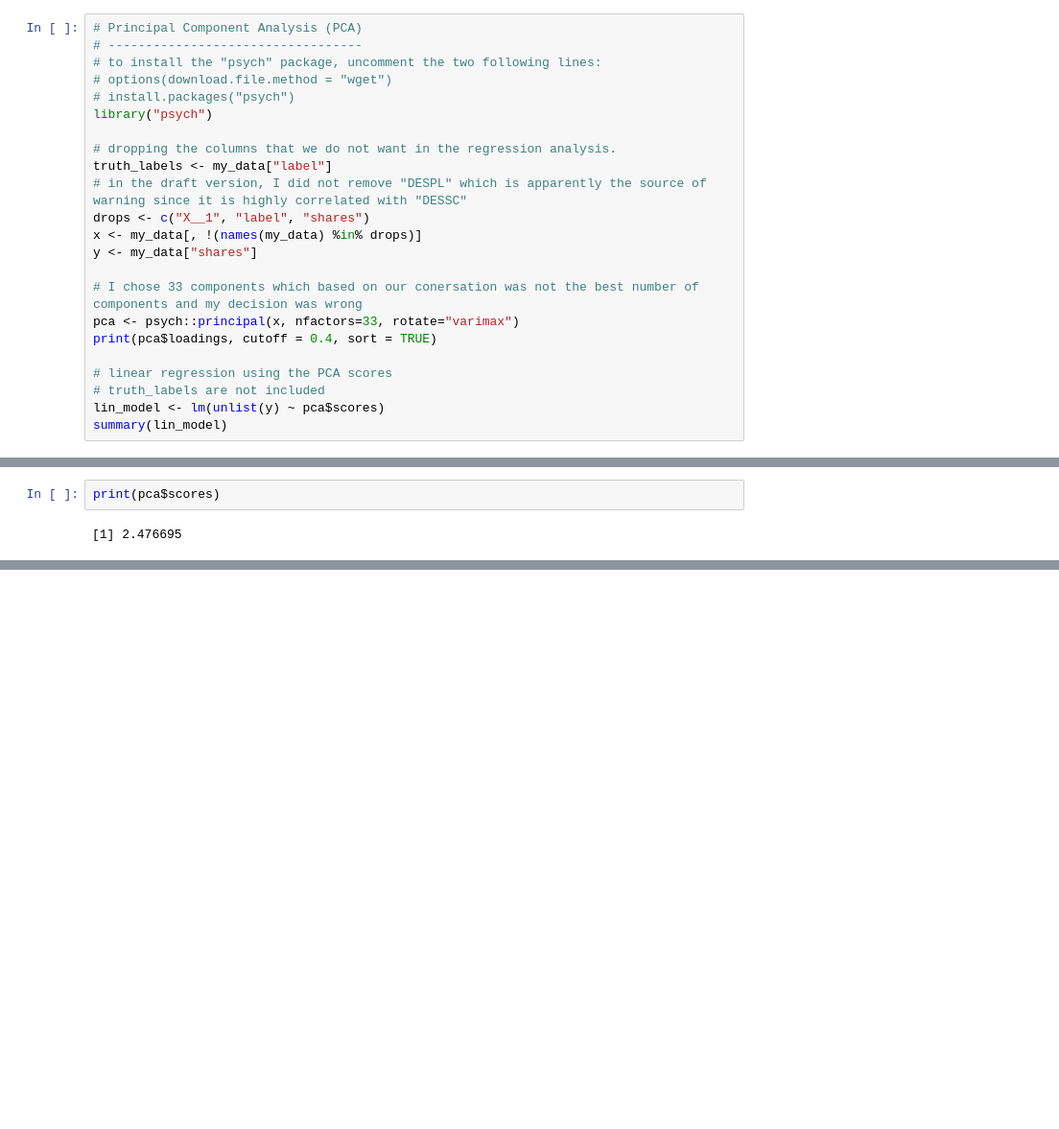
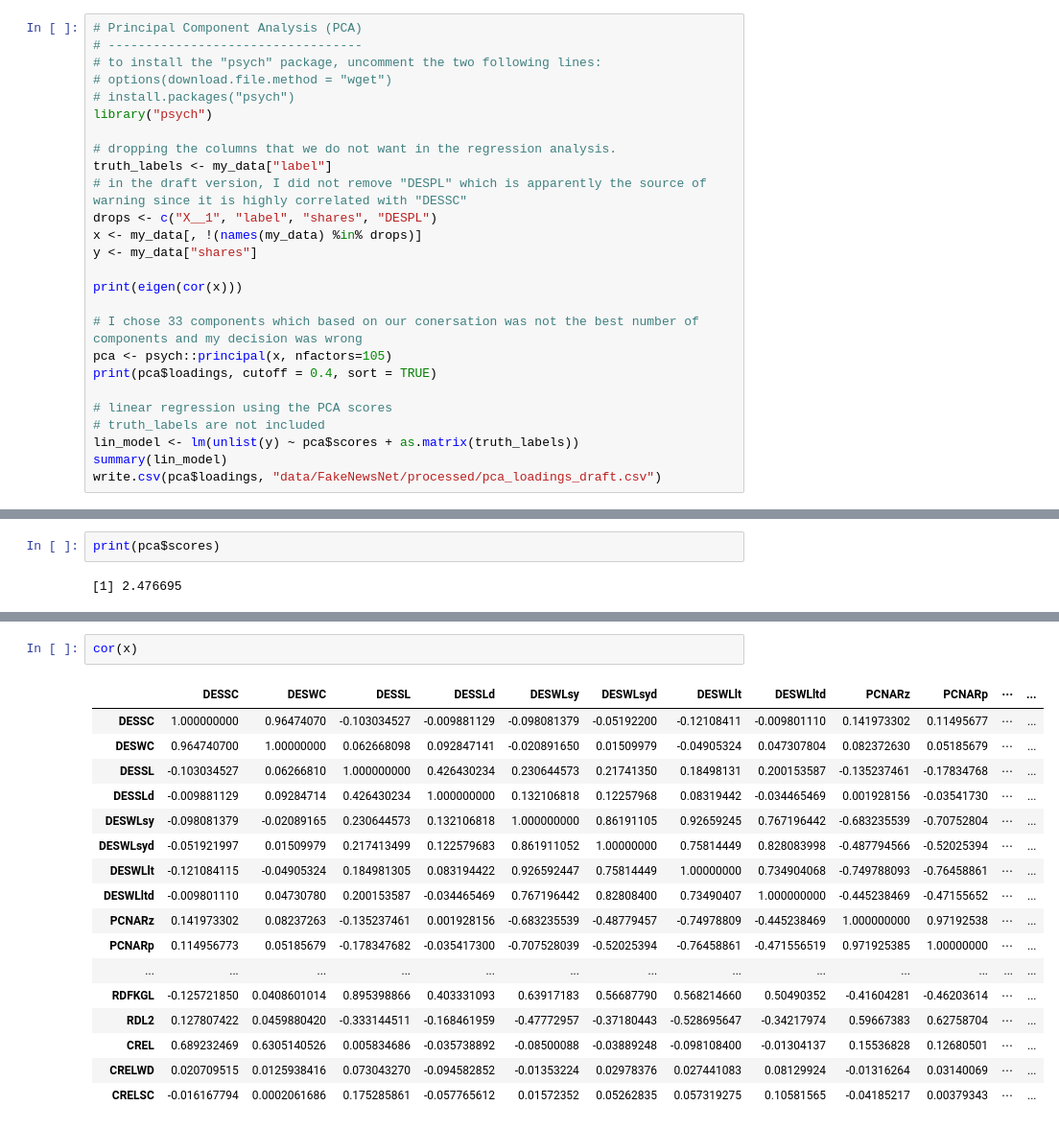
Before and after one commit to phosseini/SBP-BRiMS2019, a Jupyter notebook: regression_analysis_draft.ipynb, the cells around one changed output, grey strips where cells are left out. Shown: that part at 96% size. Drawn from its saved outputs; the diff is of its cells as text; blank space fills up the shorter version.

```diff
--- a/regression_analysis_draft.ipynb
+++ b/regression_analysis_draft.ipynb
@@ -36,16 +36,19 @@ library("psych")
 # dropping the columns that we do not want in the regression analysis.
 truth_labels <- my_data["label"]
 # in the draft version, I did not remove "DESPL" which is apparently the source of warning since it is highly correlated with "DESSC"
-drops <- c("X__1", "label", "shares")
+drops <- c("X__1", "label", "shares", "DESPL")
 x <- my_data[, !(names(my_data) %in% drops)]
 y <- my_data["shares"]
 
+print(eigen(cor(x)))
+
 # I chose 33 components which based on our conersation was not the best number of components and my decision was wrong
-pca <- psych::principal(x, nfactors=33, rotate="varimax")
+pca <- psych::principal(x, nfactors=105)
 print(pca$loadings, cutoff = 0.4, sort = TRUE)
 
 # linear regression using the PCA scores
 # truth_labels are not included
-lin_model <- lm(unlist(y) ~ pca$scores)
+lin_model <- lm(unlist(y) ~ pca$scores + as.matrix(truth_labels))
 summary(lin_model)
+write.csv(pca$loadings, "data/FakeNewsNet/processed/pca_loadings_draft.csv")
 # %% [output]
@@ -97,0 +114,20 @@ print(pca$scores)
+# %%
+cor(x)
+# %% [output]
+|  | DESSC | DESWC | DESSL | DESSLd | DESWLsy | DESWLsyd | DESWLlt | DESWLltd | PCNARz | PCNARp | ⋯ | ... |
+| DESSC | 1.000000000 | 0.96474070 | -0.103034527 | -0.009881129 | -0.098081379 | -0.05192200 | -0.12108411 | -0.009801110 | 0.141973302 | 0.11495677 | ⋯ | ... |
+| DESWC | 0.964740700 | 1.00000000 | 0.062668098 | 0.092847141 | -0.020891650 | 0.01509979 | -0.04905324 | 0.047307804 | 0.082372630 | 0.05185679 | ⋯ | ... |
+| DESSL | -0.103034527 | 0.06266810 | 1.000000000 | 0.426430234 | 0.230644573 | 0.21741350 | 0.18498131 | 0.200153587 | -0.135237461 | -0.17834768 | ⋯ | ... |
+| DESSLd | -0.009881129 | 0.09284714 | 0.426430234 | 1.000000000 | 0.132106818 | 0.12257968 | 0.08319442 | -0.034465469 | 0.001928156 | -0.03541730 | ⋯ | ... |
+| DESWLsy | -0.098081379 | -0.02089165 | 0.230644573 | 0.132106818 | 1.000000000 | 0.86191105 | 0.92659245 | 0.767196442 | -0.683235539 | -0.70752804 | ⋯ | ... |
+| DESWLsyd | -0.051921997 | 0.01509979 | 0.217413499 | 0.122579683 | 0.861911052 | 1.00000000 | 0.75814449 | 0.828083998 | -0.487794566 | -0.52025394 | ⋯ | ... |
+| DESWLlt | -0.121084115 | -0.04905324 | 0.184981305 | 0.083194422 | 0.926592447 | 0.75814449 | 1.00000000 | 0.734904068 | -0.749788093 | -0.76458861 | ⋯ | ... |
+| DESWLltd | -0.009801110 | 0.04730780 | 0.200153587 | -0.034465469 | 0.767196442 | 0.82808400 | 0.73490407 | 1.000000000 | -0.445238469 | -0.47155652 | ⋯ | ... |
+| PCNARz | 0.141973302 | 0.08237263 | -0.135237461 | 0.001928156 | -0.683235539 | -0.48779457 | -0.74978809 | -0.445238469 | 1.000000000 | 0.97192538 | ⋯ | ... |
+| PCNARp | 0.114956773 | 0.05185679 | -0.178347682 | -0.035417300 | -0.707528039 | -0.52025394 | -0.76458861 | -0.471556519 | 0.971925385 | 1.00000000 | ⋯ | ... |
+| ... | ... | ... | ... | ... | ... | ... | ... | ... | ... | ... | ... | ... |
+| RDFKGL | -0.125721850 | 0.0408601014 | 0.895398866 | 0.403331093 | 0.63917183 | 0.56687790 | 0.568214660 | 0.50490352 | -0.41604281 | -0.46203614 | ⋯ | ... |
+| RDL2 | 0.127807422 | 0.0459880420 | -0.333144511 | -0.168461959 | -0.47772957 | -0.37180443 | -0.528695647 | -0.34217974 | 0.59667383 | 0.62758704 | ⋯ | ... |
+| CREL | 0.689232469 | 0.6305140526 | 0.005834686 | -0.035738892 | -0.08500088 | -0.03889248 | -0.098108400 | -0.01304137 | 0.15536828 | 0.12680501 | ⋯ | ... |
+| CRELWD | 0.020709515 | 0.0125938416 | 0.073043270 | -0.094582852 | -0.01353224 | 0.02978376 | 0.027441083 | 0.08129924 | -0.01316264 | 0.03140069 | ⋯ | ... |
+| CRELSC | -0.016167794 | 0.0002061686 | 0.175285861 | -0.057765612 | 0.01572352 | 0.05262835 | 0.057319275 | 0.10581565 | -0.04185217 | 0.00379343 | ⋯ | ... |
```
Also changed, not shown: parts of 3 cells of this notebook, 2 other files.
